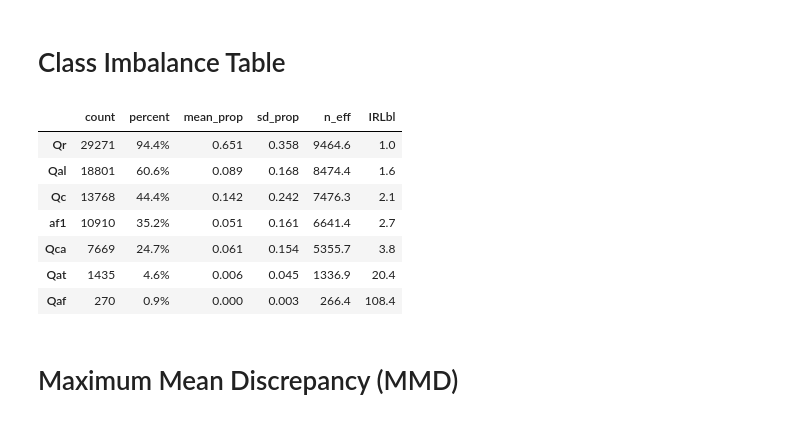
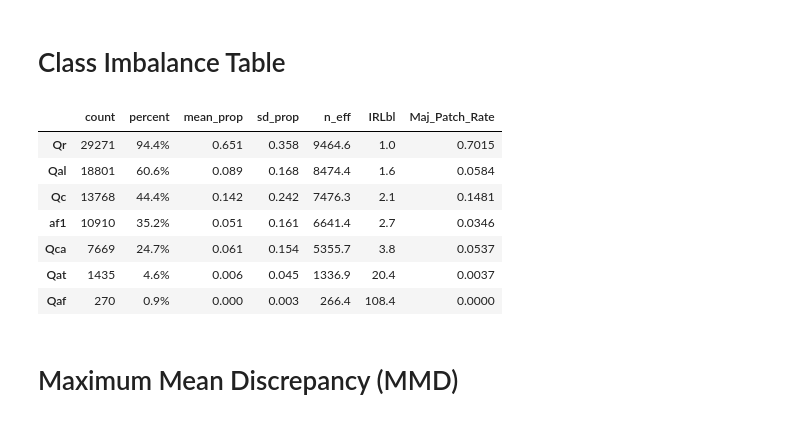
Before and after one commit to masseygeo/earthscape, a Jupyter notebook: notebooks/viz2.ipynb, the cells around one changed output. Cells and saved outputs as stored; diff of their text form; code cells hidden in the pictures.

```diff
--- a/notebooks/viz2.ipynb
+++ b/notebooks/viz2.ipynb
@@ -209,19 +263,25 @@ order = (long.groupby('class')['prop'].median().sort_values(ascending=False).ind
 fig, ax = plt.subplots(figsize=(3,4))
 
 # 1) jitter / strip points (underneath the boxplot)
-sns.stripplot(data=long, x='class', y='prop', jitter=0.2, size=2.5, order=order, hue='class', palette=colors, linewidth=0.35, ax=ax, zorder=1)
+sns.stripplot(data=long, x='class', y='prop', jitter=0.2, size=2.5, order=class_counts.index, hue='class', palette=colors, linewidth=0.35, ax=ax, zorder=1)
 
 # 2) hollow boxplot over top
 sns.boxplot(data=long, x='class', y='prop', showcaps=True, showfliers=False,
             boxprops={'facecolor': 'red', 'alpha':0.2},
-            order=order, ax=ax, zorder=2)
+            order=class_counts.index, ax=ax, zorder=2)
 
-# 2) hollow boxplot over top
+# # 2) hollow boxplot over top
+# sns.boxplot(data=long, x='class', y='prop', showcaps=True, showfliers=False, whis=(5, 95),
+#             boxprops={'facecolor': 'none', 'edgecolor': 'k', 'linewidth': 1.5},
+#             whiskerprops={'linewidth': 1.5, 'color': 'k'}, capprops={'linewidth': 1.5},
+#             medianprops={'color': 'k', 'linewidth': 1.5},
+#             order=order, ax=ax, zorder=3)
+
 sns.boxplot(data=long, x='class', y='prop', showcaps=True, showfliers=False, whis=(5, 95),
             boxprops={'facecolor': 'none', 'edgecolor': 'k', 'linewidth': 1.5},
             whiskerprops={'linewidth': 1.5, 'color': 'k'}, capprops={'linewidth': 1.5},
             medianprops={'color': 'k', 'linewidth': 1.5},
-            order=order, ax=ax, zorder=3)
+            order=class_counts.index, ax=ax, zorder=3)
 
 
 
@@ -229,7 +289,7 @@ top_y = 1.01   # slightly above the highest point; adjust as needed
 x_positions = ax.get_xticks()
 medians = long.groupby('class')['prop'].median()
 
-for x, cls in zip(x_positions, order):
+for x, cls in zip(x_positions, class_counts.index):
     m = medians[cls]
     ax.annotate(
         f"{m:.2f}",            # or f"{m*100:.0f}%" for percent
@@ -256,8 +316,8 @@ ax.spines['right'].set_visible(False)
 ax.grid(axis='y', color='k', linestyle='-', linewidth=0.25)
 
 
-# output_path = r''
-# plt.savefig(output_path, dpi=500, bbox_inches='tight', pad_inches=0)
+output_path = r'/Users/matthew/Desktop/class_area.svg'
+plt.savefig(output_path, dpi=500, bbox_inches='tight', pad_inches=0)
 plt.tight_layout()
 plt.show()
 # %% [output]
@@ -453,40 +522,53 @@ sd_prop   = proportions[class_cols].std()
 # Using n_eff = (1 - beta^n) / (1 - beta), suggested beta ≈ 0.9999 for datasets of this size
 beta = 0.9999
 n_eff = (1 - beta ** counts) / (1 - beta)
 
 # ---- 6. IRLbl (Imbalance Ratio per class) ----
 max_count = counts.max()
 IRLbl = max_count / counts
 
+
+# majority area rate...
+class_cols = areas.iloc[:, 1:-1]
+majority_class = class_cols.idxmax(axis=1)
+majority_rate = majority_class.value_counts(normalize=True)
+
+
+
 # ---- Combine into a single table ----
 stats_df = pd.DataFrame({
     "count": counts,
     "percent": percents,
     "mean_prop": mean_prop,
     "sd_prop": sd_prop,
     "n_eff": n_eff,
     "IRLbl": IRLbl
 })
 
+
 # optional: sort by count or IRLbl
 stats_df = stats_df.sort_values("count", ascending=False)
+
 
 # optional formatting for nicer display
 stats_df["percent"] = stats_df["percent"].map(lambda x: f"{x:.1f}%")
 stats_df["mean_prop"] = stats_df["mean_prop"].map(lambda x: f"{x:.3f}")
 stats_df["sd_prop"] = stats_df["sd_prop"].map(lambda x: f"{x:.3f}")
 stats_df["n_eff"] = stats_df["n_eff"].map(lambda x: f"{x:.1f}")
 stats_df["IRLbl"] = stats_df["IRLbl"].map(lambda x: f"{x:.1f}")
 
+stats_df["Maj_Patch_Rate"] = stats_df.index.map(majority_rate).fillna(0.0)
+
+
 stats_df
 # %% [output]
-|  | count | percent | mean_prop | sd_prop | n_eff | IRLbl |
-| Qr | 29271 | 94.4% | 0.651 | 0.358 | 9464.6 | 1.0 |
-| Qal | 18801 | 60.6% | 0.089 | 0.168 | 8474.4 | 1.6 |
-| Qc | 13768 | 44.4% | 0.142 | 0.242 | 7476.3 | 2.1 |
-| af1 | 10910 | 35.2% | 0.051 | 0.161 | 6641.4 | 2.7 |
-| Qca | 7669 | 24.7% | 0.061 | 0.154 | 5355.7 | 3.8 |
-| Qat | 1435 | 4.6% | 0.006 | 0.045 | 1336.9 | 20.4 |
-| Qaf | 270 | 0.9% | 0.000 | 0.003 | 266.4 | 108.4 |
+|  | count | percent | mean_prop | sd_prop | n_eff | IRLbl | Maj_Patch_Rate |
+| Qr | 29271 | 94.4% | 0.651 | 0.358 | 9464.6 | 1.0 | 0.7015 |
+| Qal | 18801 | 60.6% | 0.089 | 0.168 | 8474.4 | 1.6 | 0.0584 |
+| Qc | 13768 | 44.4% | 0.142 | 0.242 | 7476.3 | 2.1 | 0.1481 |
+| af1 | 10910 | 35.2% | 0.051 | 0.161 | 6641.4 | 2.7 | 0.0346 |
+| Qca | 7669 | 24.7% | 0.061 | 0.154 | 5355.7 | 3.8 | 0.0537 |
+| Qat | 1435 | 4.6% | 0.006 | 0.045 | 1336.9 | 20.4 | 0.0037 |
+| Qaf | 270 | 0.9% | 0.000 | 0.003 | 266.4 | 108.4 | 0.0000 |
 # %% [markdown]
 # Maximum Mean Discrepancy (MMD)
```
Also changed, not shown: parts of 14 cells of this notebook.
